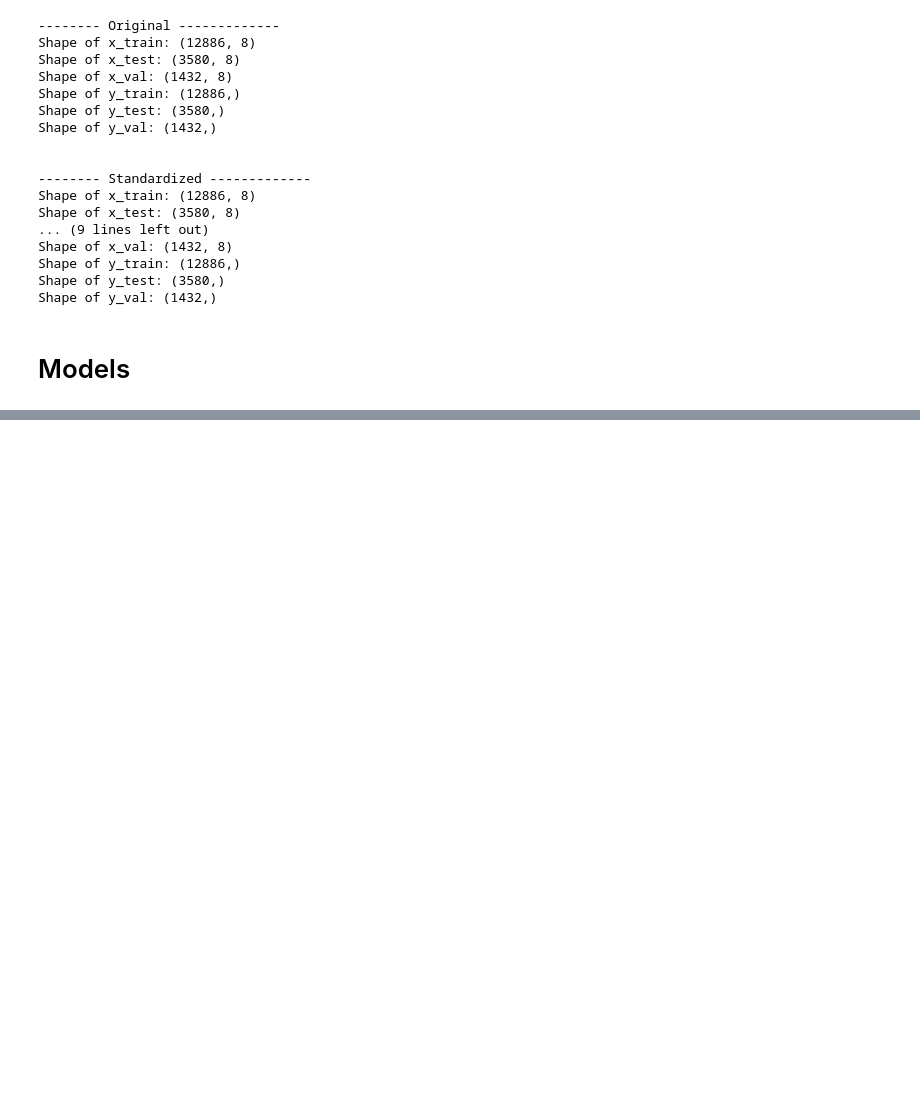
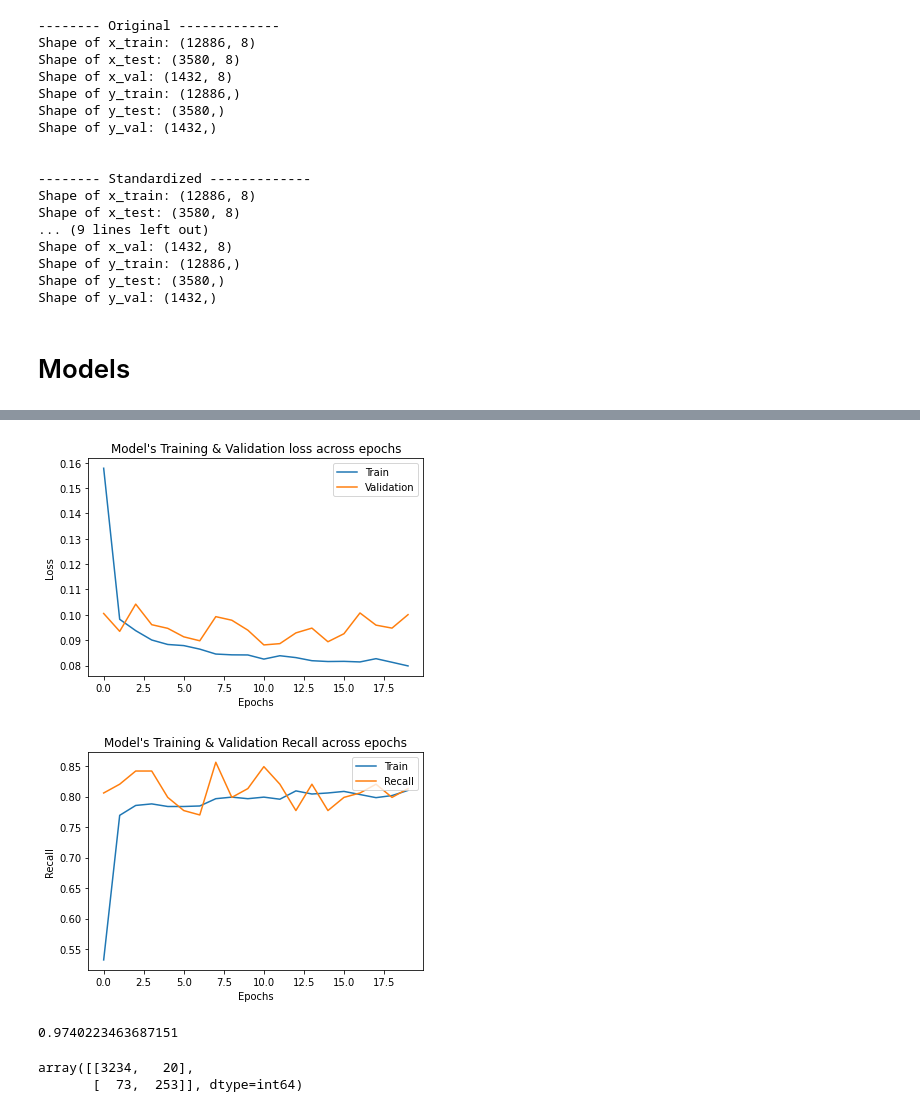
Before and after one commit to djordjeviclazar/laughing-spork, a Jupyter notebook: project3-ml-htru2_pulsardata.ipynb, the cells around one changed output, grey strips where cells are left out. Drawn from its saved outputs; the diff is of its cells as text; code cells hidden in the pictures; blank space fills up the shorter version.

```diff
--- a/project3-ml-htru2_pulsardata.ipynb
+++ b/project3-ml-htru2_pulsardata.ipynb
@@ -448,0 +568,16 @@ array([[3253,    0],
+# %%
+model4_2 = Sequential()
+model4_2.add(InputLayer(input_shape=x_test_org.shape[1]))
+model4_2.add(Dense(32, activation='relu'))
+model4_2.add(Dense(32, activation='relu'))
+model4_2.add(Dense(32, activation='relu'))
+model4_2.add(Dense(32, activation='relu'))
+model4_2.add(Dropout(rate=0.3))
+model4_2.add(Dense(16, activation='relu'))
+model4_2.add(Dense(8, activation='relu'))
+model4_2.add(Dense(1, activation='sigmoid'))
+
+model4_2.compile(optimizer='adam', loss='binary_crossentropy', metrics=[
+                                                                tf.keras.metrics.Recall()])
+# %%
+model4_2.fit(x_train_org, y_train_org, validation_data=(x_val_org, y_val_org), epochs=20, batch_size=64)
@@ -448,0 +603,16 @@ array([[3253,    0],
+# %%
+plotLossEpochs(model4_2)
+plotReccalEpochs(model4_2, '_4')
+# %% [output]
+[figure, added]
+[figure, added]
+# %%
+y_pred_org_model4_2 = (model4_2.predict(x_test_org) > 0.5).astype("int64")
+checkAccuracy(y_test_org.tolist(), y_pred_org_model4_2)
+# %% [output]
+0.9740223463687151
+# %%
+confusion_matrix(y_test_org.tolist(), y_pred_org_model4_2)
+# %% [output]
+array([[3234,   20],
+       [  73,  253]], dtype=int64)
```
Also changed, not shown: parts of 34 cells of this notebook.
